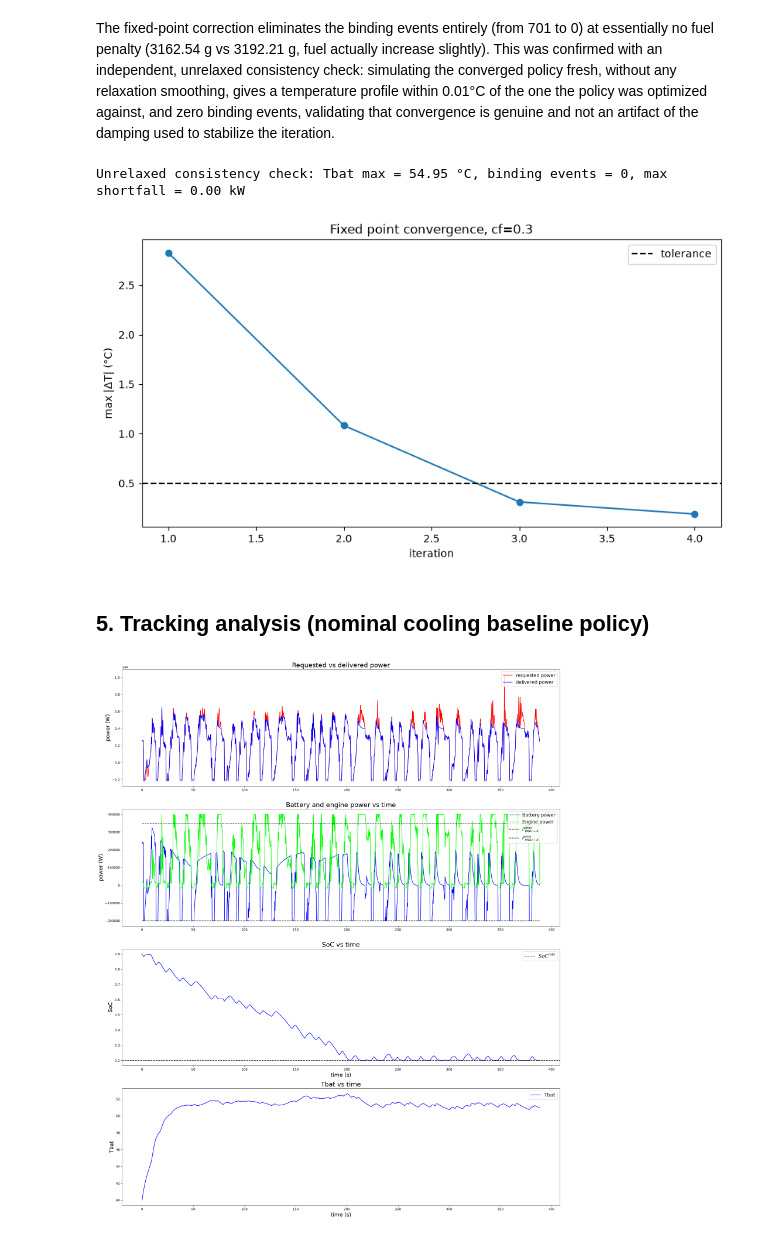
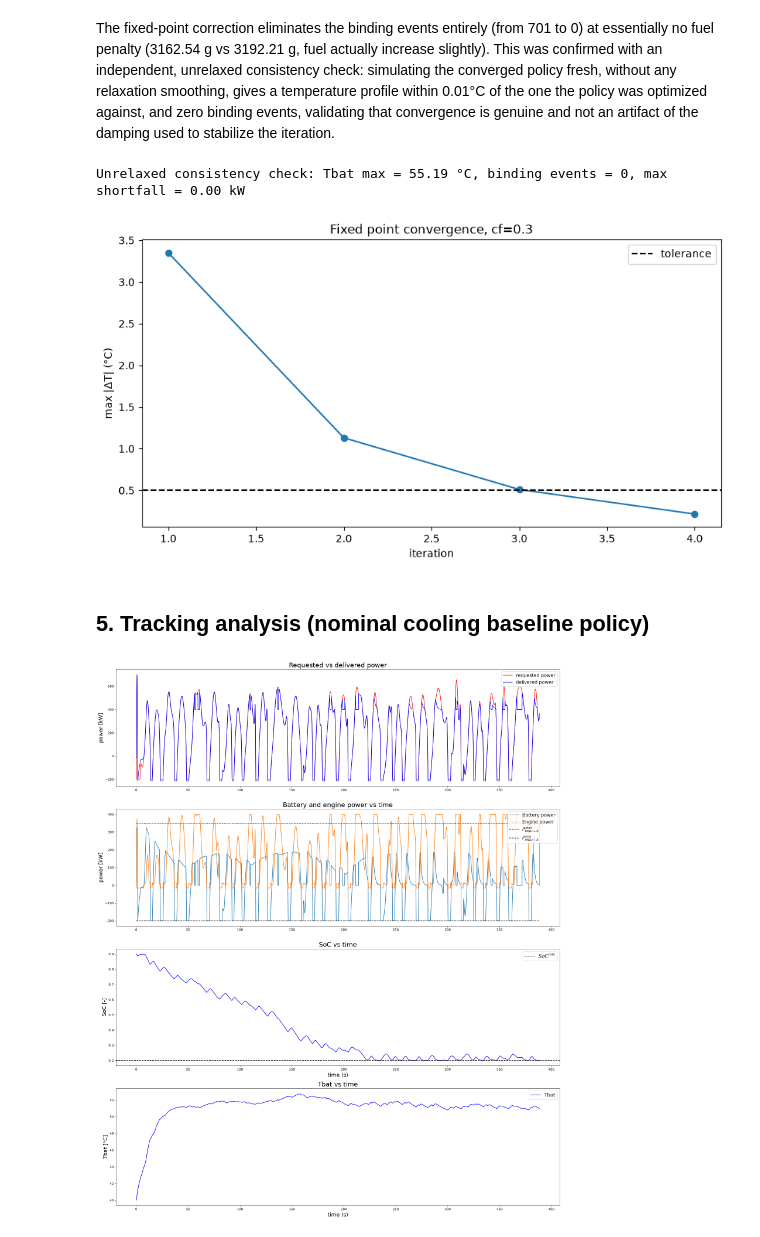
Before and after one commit to tommasoandina1/thermal-aware-ems-f1, a Jupyter notebook: controller/04_multi_lap_DP_thermal.ipynb, the cells around one changed output. Drawn from its saved outputs; the diff is of its cells as text; code cells hidden in the pictures.

Commit message:
add plot

```diff
--- a/controller/04_multi_lap_DP_thermal.ipynb
+++ b/controller/04_multi_lap_DP_thermal.ipynb
@@ -126,7 +126,10 @@ def backward_process(Tbat_profile):
             lb = np.maximum(Pgb[k],np.maximum(SoC_max_term,P_MGU_K_min))
             ub = np.minimum(0,SoC_min_term)
 
-        P_MGUK_mesh = np.linspace(lb,ub, nu, axis=-1)
+        infeasible_mask = lb > ub
+        lb_safe = np.where(infeasible_mask, 0.0, lb)
+        ub_safe = np.where(infeasible_mask, 0.0, ub)
+        P_MGUK_mesh = np.linspace(lb_safe,ub_safe, nu, axis=-1)
 
         if Pgb[k]>=0:
             P_ICE = Pgb[k]- P_MGUK_mesh
@@ -364,7 +367,7 @@ print(f"Unrelaxed consistency check: Tbat max = {Tbat_true.max():.2f} °C, "
       f"binding events = {binding_true.sum()}, "
       f"max shortfall = {gap_true.max()/1e3:.2f} kW")
 # %% [output]
-Unrelaxed consistency check: Tbat max = 54.95 °C, binding events = 0, max shortfall = 0.00 kW
+Unrelaxed consistency check: Tbat max = 55.19 °C, binding events = 0, max shortfall = 0.00 kW
 # %%
 plt.figure(figsize=(10,5))
 deltas = result_cf03['history']['delta']
@@ -376,47 +379,47 @@ plt.axhline(0.5, color='k', linestyle='--', label='tolerance')
 plt.legend()
 plt.show()
 # %% [output]
-[figure, old version]
+[figure, new version]
 # %% [markdown]
 ## 5. Tracking analysis (nominal cooling baseline policy)
 # %%
 for k in range(0,len(Pgb)):
     if Pgb[k] < P_MGU_K_min:
         Pgb[k] = P_MGU_K_min
 
 fig, axs = plt.subplots(4, 1, figsize=(20, 24), dpi=80, facecolor='w', edgecolor='k')
 
-axs[0].plot(t, Pgb, 'red', label='requested power')
-axs[0].plot(t[0:-2], P_mech_MGU_K_real90[0:-2] + P_eng_sim90[0:-2], 'blue', label='delivered power')
-axs[0].set_ylabel('power (W)', fontsize=16)
+axs[0].plot(t, Pgb/1e3, 'red', label='requested power')
+axs[0].plot(t[0:-2], P_mech_MGU_K_real90[0:-2]/1e3 + P_eng_sim90[0:-2]/1e3, 'blue', label='delivered power')
+axs[0].set_ylabel('power [kW]', fontsize=16)
 axs[0].set_title('Requested vs delivered power', fontsize=20)
 axs[0].legend(loc=1, fontsize=14)
 
-axs[1].plot(t, P_mech_MGU_K_real90, 'blue', label='Battery power')
-axs[1].plot(t, P_eng_sim90, 'lime', label='Engine power')
-axs[1].plot(t, P_MGU_K_max*np.ones(t.shape), 'k--', label=r'$P_{MGU-K}^{max}$')
-axs[1].plot(t, P_MGU_K_min*np.ones(t.shape), 'k--', label=r'$P_{MGU-K}^{min}$')
-axs[1].set_ylabel('power (W)', fontsize=16)
+axs[1].plot(t, P_mech_MGU_K_real90/1e3, label='Battery power')
+axs[1].plot(t, P_eng_sim90/1e3, label='Engine power')
+axs[1].plot(t, P_MGU_K_max*np.ones(t.shape)/1e3, 'k--', label=r'$P_{MGU-K}^{max}$')
+axs[1].plot(t, P_MGU_K_min*np.ones(t.shape)/1e3, 'k--', label=r'$P_{MGU-K}^{min}$')
+axs[1].set_ylabel('power [kW]', fontsize=16)
 axs[1].set_title('Battery and engine power vs time', fontsize=20)
 axs[1].legend(loc=1, fontsize=14)
 
 axs[2].plot(t, SoC_sim90, 'blue')
 axs[2].axhline(SoC_min, color='k', linestyle='--', label=r'$SoC^{min}$')
 axs[2].set_xlabel('time (s)', fontsize=16)
-axs[2].set_ylabel('SoC', fontsize=16)
+axs[2].set_ylabel('SoC [-]', fontsize=16)
 axs[2].set_title('SoC vs time', fontsize=20)
 axs[2].legend(loc=1, fontsize=15)
 
 axs[3].plot(t, Tbat_sim90, 'blue', label='Tbat')
 axs[3].set_xlabel('time (s)', fontsize=16)
-axs[3].set_ylabel('Tbat', fontsize=16)
+axs[3].set_ylabel('Tbat [°C]', fontsize=16)
 axs[3].set_title('Tbat vs time', fontsize=20)
 axs[3].legend(loc=1, fontsize=15)
 
 plt.tight_layout()
 plt.show()
 # %% [output]
-[figure, old version]
+[figure, new version]
 # %%
 np.savez('/app/data/results/thermal_analysis.npz',
     t=t, cfs=np.array(cfs),
```
Also changed, not shown: parts of 5 cells of this notebook, 2 other files.
